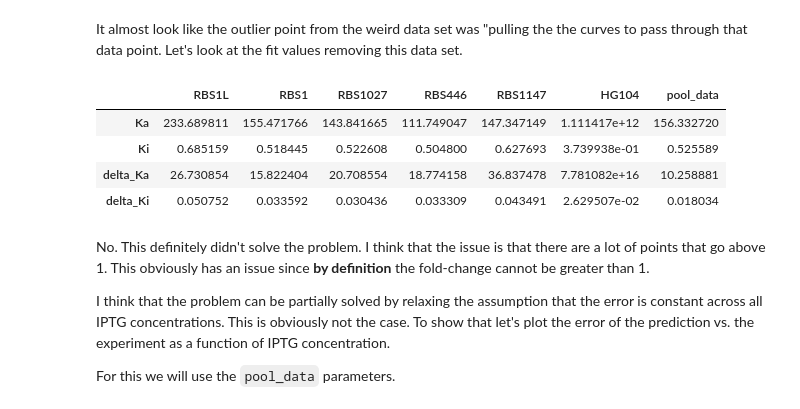
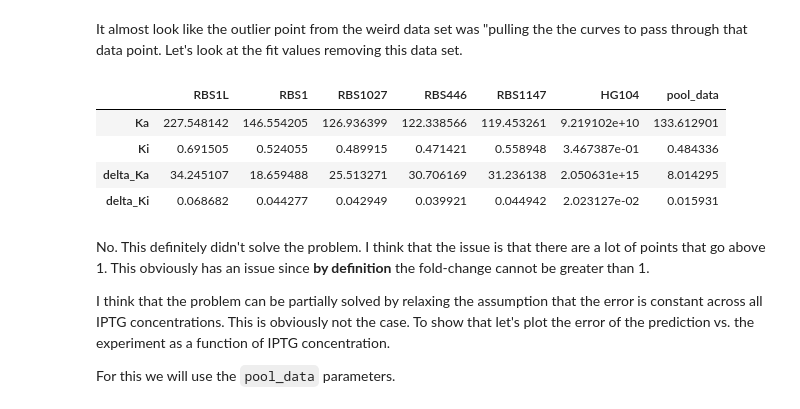
Before and after one commit to RPGroup-PBoC/mwc_induction, a Jupyter notebook: code/analysis/non_linear_regression.ipynb, the cells around one changed output. Cells and saved outputs as stored; diff of their text form; code cells hidden in the pictures.

```diff
--- a/code/analysis/non_linear_regression.ipynb
+++ b/code/analysis/non_linear_regression.ipynb
@@ -689,32 +685,32 @@ plt.tight_layout()
 # %% [markdown]
 It almost look like the outlier point from the weird data set was "pulling the the curves to pass through that data point. Let's look at the fit values removing this data set.
 # %%
-df_new= pd.concat([df_05, df_07], axis=0)
+df_new= df[df.date!=20160808]
 # Now we remove the autofluorescence and delta values
 df_new= df_new[(df_new.rbs != 'auto') & (df_new.rbs != 'delta')]
 # initialize a data frame to save the regression parameters
 param_df = pd.DataFrame()
 # loop through the RBS performing the regression on each strain
 for i, rbs in enumerate(df_new.rbs.unique()):
     param =  pd.Series(non_lin_reg_mwc(df_new[df_new.rbs==rbs], p0=[1, 7],
                                        diss_const=True),
                        index=['Ka', 'delta_Ka', 'Ki', 'delta_Ki'])
     param_df = pd.concat([param_df, param], axis=1)
 # rename the columns by the rbs name
 param_df.columns = df_new.rbs.unique()
 
 # add the regression on all the pool data
 param_df['pool_data'] = pd.Series(non_lin_reg_mwc(df_new, p0=[1, 7],
                                        diss_const=True),
                        index=['Ka', 'delta_Ka', 'Ki', 'delta_Ki'])
 
 param_df
 # %% [output]
 |  | RBS1L | RBS1 | RBS1027 | RBS446 | RBS1147 | HG104 | pool_data |
-| Ka | 233.689811 | 155.471766 | 143.841665 | 111.749047 | 147.347149 | 1.111417e+12 | 156.332720 |
-| Ki | 0.685159 | 0.518445 | 0.522608 | 0.504800 | 0.627693 | 3.739938e-01 | 0.525589 |
-| delta_Ka | 26.730854 | 15.822404 | 20.708554 | 18.774158 | 36.837478 | 7.781082e+16 | 10.258881 |
-| delta_Ki | 0.050752 | 0.033592 | 0.030436 | 0.033309 | 0.043491 | 2.629507e-02 | 0.018034 |
+| Ka | 227.548142 | 146.554205 | 126.936399 | 122.338566 | 119.453261 | 9.219102e+10 | 133.612901 |
+| Ki | 0.691505 | 0.524055 | 0.489915 | 0.471421 | 0.558948 | 3.467387e-01 | 0.484336 |
+| delta_Ka | 34.245107 | 18.659488 | 25.513271 | 30.706169 | 31.236138 | 2.050631e+15 | 8.014295 |
+| delta_Ki | 0.068682 | 0.044277 | 0.042949 | 0.039921 | 0.044942 | 2.023127e-02 | 0.015931 |
 # %% [markdown]
 No. This definitely didn't solve the problem. I think that the issue is that there are a lot of points that go above 1. This obviously has an issue since **by definition** the fold-change cannot be greater than 1.
 
```
Also changed, not shown: parts of 6 cells of this notebook, 1 other file.
